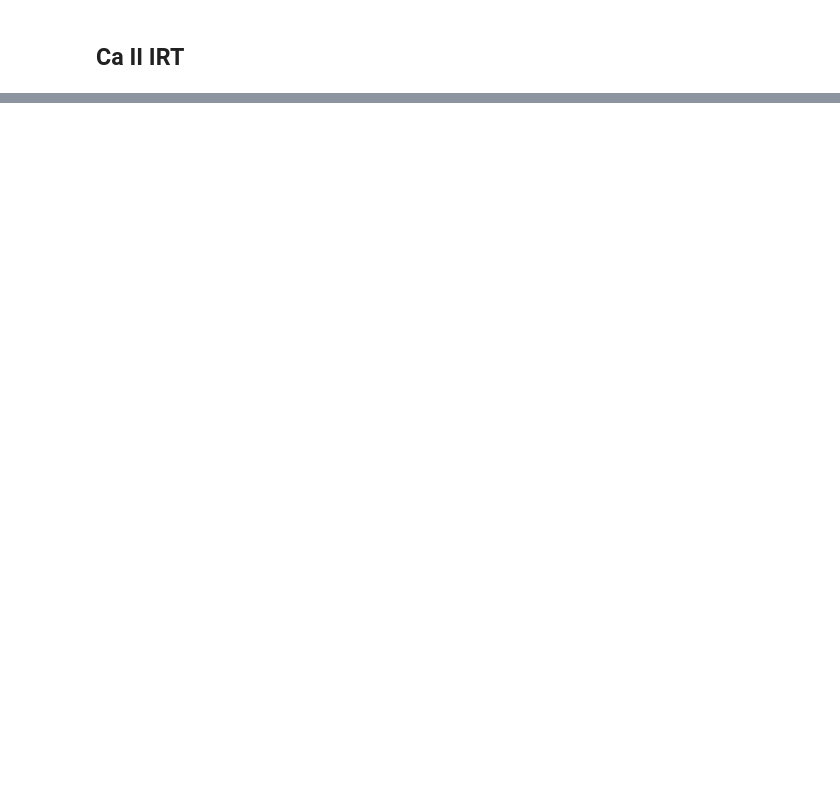
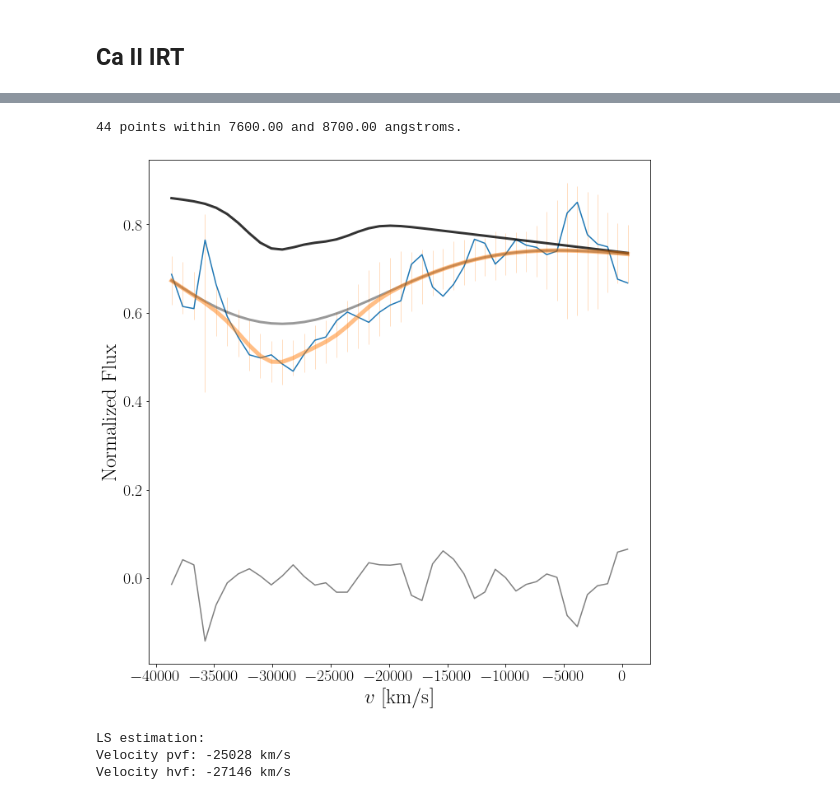
Before and after one commit to slowdivePTG/SN2020jgb, a Jupyter notebook: rv/absorption_line_velocity_20200507_P60.ipynb, the cells around one changed output, grey strips where cells are left out. Drawn from its saved outputs; the diff is of its cells as text; code cells hidden in the pictures; blank space fills up the shorter version.

```diff
--- a/rv/absorption_line_velocity_20200507_P60.ipynb
+++ b/rv/absorption_line_velocity_20200507_P60.ipynb
@@ -20,2 +21,2 @@ Spec1.plot_line_region(5800, 6500)
 # %%
-Spec1.add_line('SiII_6355', 5900, 6300, lines=[6371.359, 6347.103])
+Spec1.add_line('SiII_6355', 5900, 6400, lines=[6371.359, 6347.103])
@@ -41,5 +35,12 @@ Spec1.plot_line_region(7400, 8900)
 # %%
 Spec1.add_line('CaII_IRT', 7600, 8700, lines=[8498.018, 8542.089, 8662.140])
+# %% [output]
+44 points within 7600.00 and 8700.00 angstroms.
 # %%
-Spec1.line['CaII_IRT'].LS_estimator(guess=(1, 1, -10000, 15, -1000, -25000, 15, -1000))
+Spec1.line['CaII_IRT'].LS_estimator(guess=(1, 1, -12000, 15, -1000, -25000, 15, -1000))
+# %% [output]
+[figure, added]
+LS estimation:
+Velocity pvf: -25028 km/s
+Velocity hvf: -27146 km/s
 # %%
```
Also changed, not shown: parts of 8 cells of this notebook, 4 other files.
